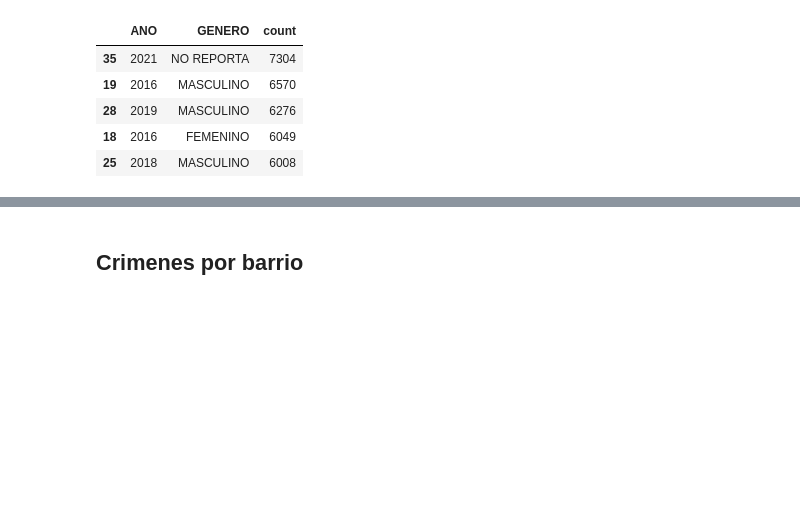
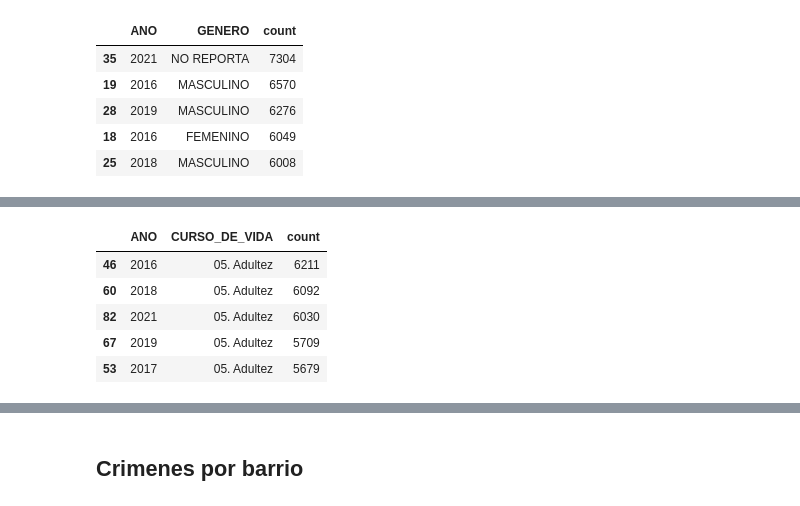
Before and after one commit to SantiagoDrckr/Delitos_en_Bucaramanga_ENE2010_DIC2021, a Jupyter notebook: crime_bucaramanga.ipynb, the cells around one changed output, grey strips where cells are left out. Saved outputs shown, nothing was run; the diff lists cells and outputs as text; code cells hidden in the pictures; blank space fills up the shorter version.

```diff
--- a/crime_bucaramanga.ipynb
+++ b/crime_bucaramanga.ipynb
@@ -339,0 +355,10 @@ graph
+# %%
+yrly_age_crime = df.groupby(["ANO","CURSO_DE_VIDA"]).size().reset_index(name="count").sort_values(by="count", ascending=False)
+yrly_age_crime.head()
+# %% [output]
+|  | ANO | CURSO_DE_VIDA | count |
+| 46 | 2016 | 05. Adultez | 6211 |
+| 60 | 2018 | 05. Adultez | 6092 |
+| 82 | 2021 | 05. Adultez | 6030 |
+| 67 | 2019 | 05. Adultez | 5709 |
+| 53 | 2017 | 05. Adultez | 5679 |
```
Also changed, not shown: parts of 13 cells of this notebook.
